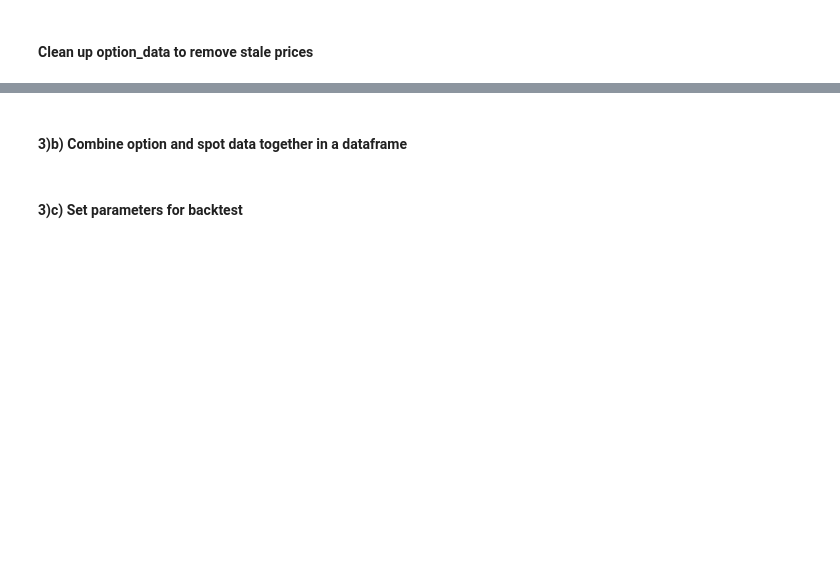
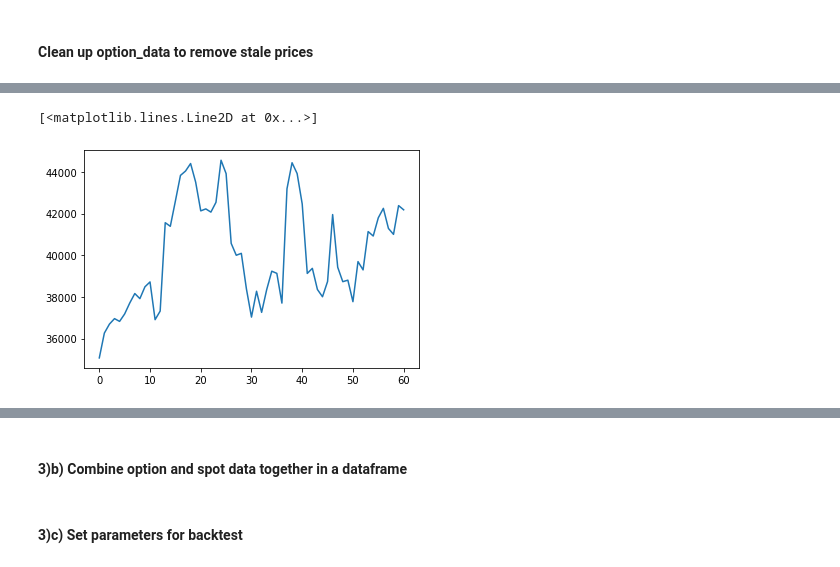
Before and after one commit to marcNY/crypto_option_dashboard, a Jupyter notebook: notebooks/WebApp Template.ipynb, the cells around one changed output, grey strips where cells are left out. Cells and saved outputs as stored; diff of their text form; code cells hidden in the pictures; blank space fills up the shorter version.

```diff
--- a/notebooks/WebApp Template.ipynb
+++ b/notebooks/WebApp Template.ipynb
@@ -333,0 +279,5 @@ option_data[56:].head()
+# %%
+plt.plot(data['close_spot'])
+# %% [output]
+[<matplotlib.lines.Line2D at 0x...>]
+[figure, added]
```
Also changed, not shown: parts of 30 cells of this notebook.
